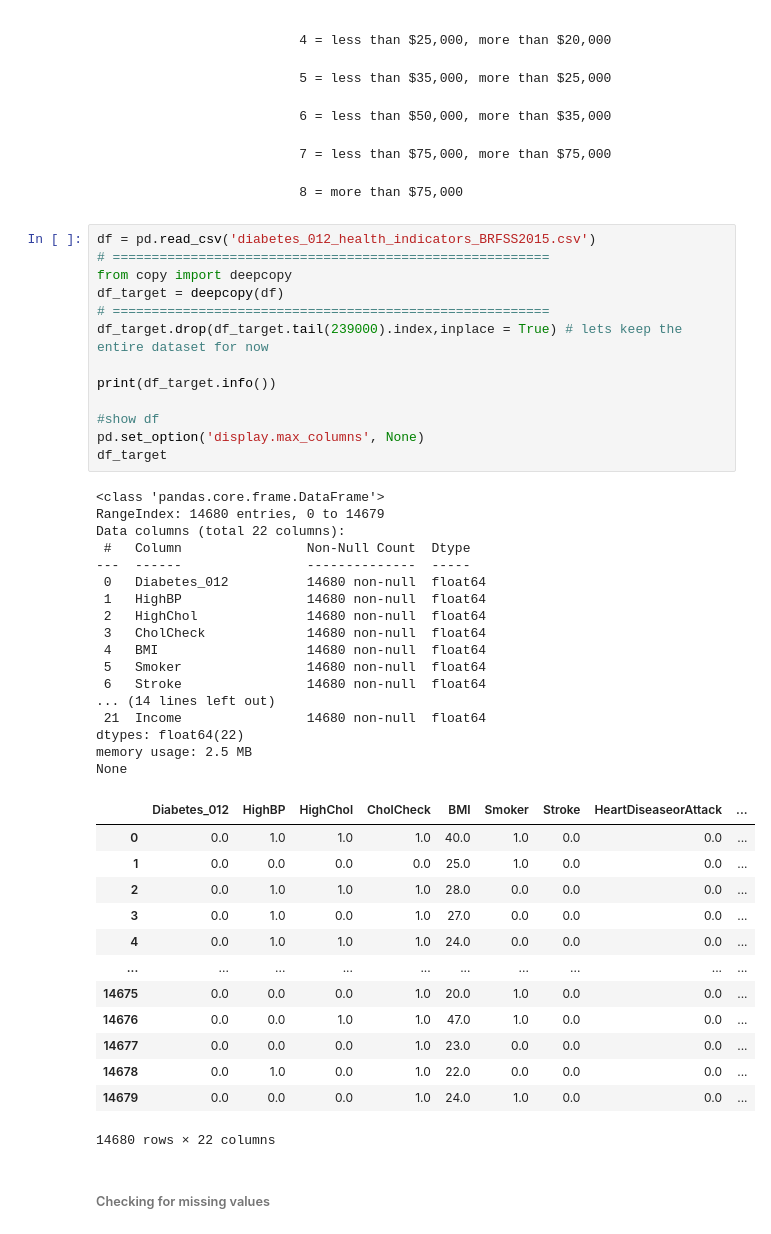
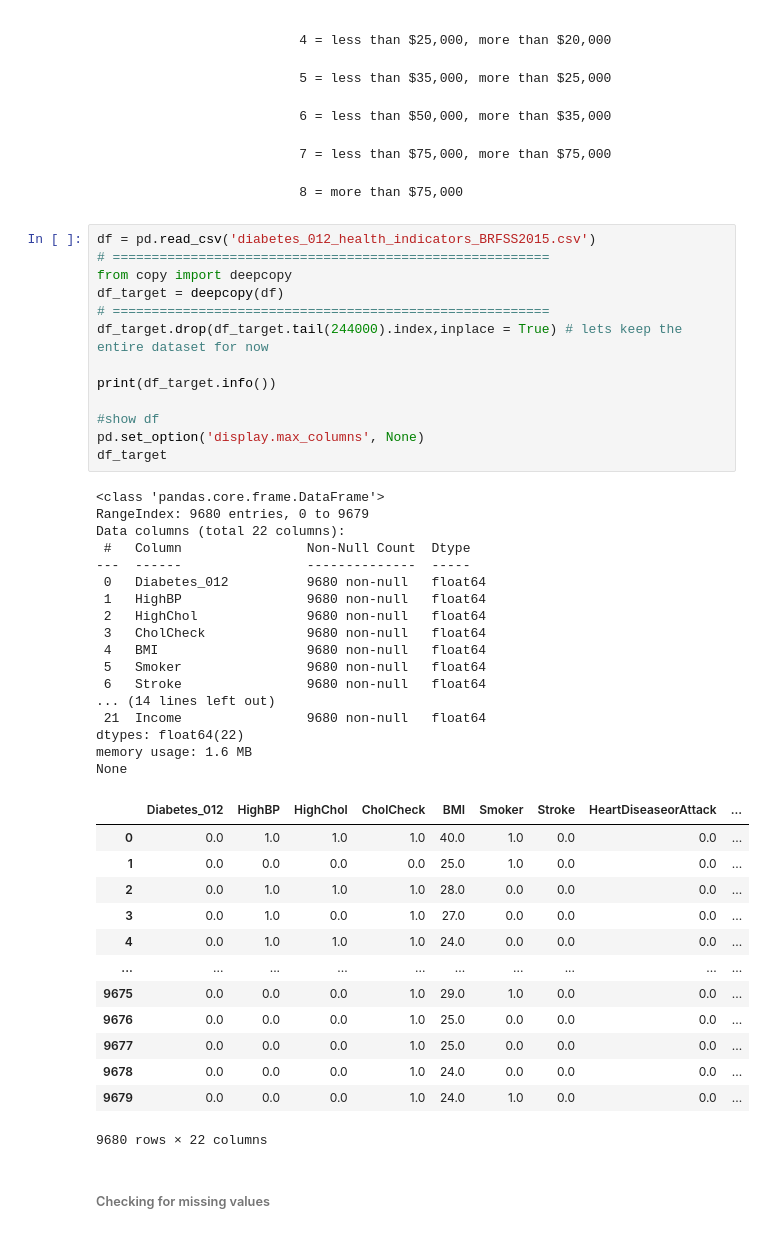
Before and after one commit to kirkwat/machine-learning, a Jupyter notebook: lab5/kirk.ipynb, the cells around one changed output. Cells and saved outputs as stored; diff of their text form.

```diff
--- a/lab5/kirk.ipynb
+++ b/lab5/kirk.ipynb
@@ -84,47 +88,47 @@ from matplotlib import pyplot as plt
 # %%
 df = pd.read_csv('diabetes_012_health_indicators_BRFSS2015.csv')
 # ========================================================
 from copy import deepcopy
 df_target = deepcopy(df)
 # ========================================================
-df_target.drop(df_target.tail(239000).index,inplace = True) # lets keep the entire dataset for now
+df_target.drop(df_target.tail(244000).index,inplace = True) # lets keep the entire dataset for now
 
 print(df_target.info())
 
 #show df
 pd.set_option('display.max_columns', None)
 df_target
 # %% [output]
 <class 'pandas.core.frame.DataFrame'>
-RangeIndex: 14680 entries, 0 to 14679
+RangeIndex: 9680 entries, 0 to 9679
 Data columns (total 22 columns):
  #   Column                Non-Null Count  Dtype
 ---  ------                --------------  -----
- 0   Diabetes_012          14680 non-null  float64
- 1   HighBP                14680 non-null  float64
- 2   HighChol              14680 non-null  float64
- 3   CholCheck             14680 non-null  float64
- 4   BMI                   14680 non-null  float64
- 5   Smoker                14680 non-null  float64
- 6   Stroke                14680 non-null  float64
+ 0   Diabetes_012          9680 non-null   float64
+ 1   HighBP                9680 non-null   float64
+ 2   HighChol              9680 non-null   float64
+ 3   CholCheck             9680 non-null   float64
+ 4   BMI                   9680 non-null   float64
+ 5   Smoker                9680 non-null   float64
+ 6   Stroke                9680 non-null   float64
 ... (14 lines left out)
- 21  Income                14680 non-null  float64
+ 21  Income                9680 non-null   float64
 dtypes: float64(22)
-memory usage: 2.5 MB
+memory usage: 1.6 MB
 None
 |  | Diabetes_012 | HighBP | HighChol | CholCheck | BMI | Smoker | Stroke | HeartDiseaseorAttack | ... |
 | 0 | 0.0 | 1.0 | 1.0 | 1.0 | 40.0 | 1.0 | 0.0 | 0.0 | ... |
 | 1 | 0.0 | 0.0 | 0.0 | 0.0 | 25.0 | 1.0 | 0.0 | 0.0 | ... |
 | 2 | 0.0 | 1.0 | 1.0 | 1.0 | 28.0 | 0.0 | 0.0 | 0.0 | ... |
 | 3 | 0.0 | 1.0 | 0.0 | 1.0 | 27.0 | 0.0 | 0.0 | 0.0 | ... |
 | 4 | 0.0 | 1.0 | 1.0 | 1.0 | 24.0 | 0.0 | 0.0 | 0.0 | ... |
 | ... | ... | ... | ... | ... | ... | ... | ... | ... | ... |
-| 14675 | 0.0 | 0.0 | 0.0 | 1.0 | 20.0 | 1.0 | 0.0 | 0.0 | ... |
-| 14676 | 0.0 | 0.0 | 1.0 | 1.0 | 47.0 | 1.0 | 0.0 | 0.0 | ... |
-| 14677 | 0.0 | 0.0 | 0.0 | 1.0 | 23.0 | 0.0 | 0.0 | 0.0 | ... |
-| 14678 | 0.0 | 1.0 | 0.0 | 1.0 | 22.0 | 0.0 | 0.0 | 0.0 | ... |
-| 14679 | 0.0 | 0.0 | 0.0 | 1.0 | 24.0 | 1.0 | 0.0 | 0.0 | ... |
+| 9675 | 0.0 | 0.0 | 0.0 | 1.0 | 29.0 | 1.0 | 0.0 | 0.0 | ... |
+| 9676 | 0.0 | 0.0 | 0.0 | 1.0 | 25.0 | 0.0 | 0.0 | 0.0 | ... |
+| 9677 | 0.0 | 0.0 | 0.0 | 1.0 | 25.0 | 0.0 | 0.0 | 0.0 | ... |
+| 9678 | 0.0 | 0.0 | 0.0 | 1.0 | 24.0 | 0.0 | 0.0 | 0.0 | ... |
+| 9679 | 0.0 | 0.0 | 0.0 | 1.0 | 24.0 | 1.0 | 0.0 | 0.0 | ... |
-14680 rows × 22 columns
+9680 rows × 22 columns
 # %% [markdown]
 ###### Checking for missing values
 # %%
```
Also changed, not shown: parts of 18 cells of this notebook.
